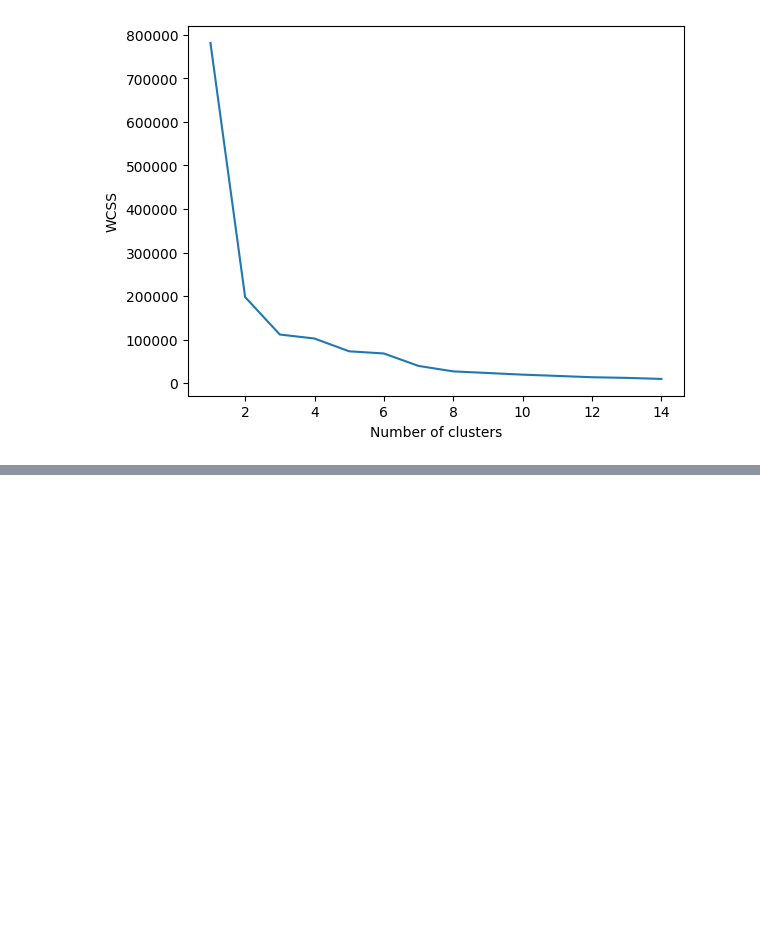
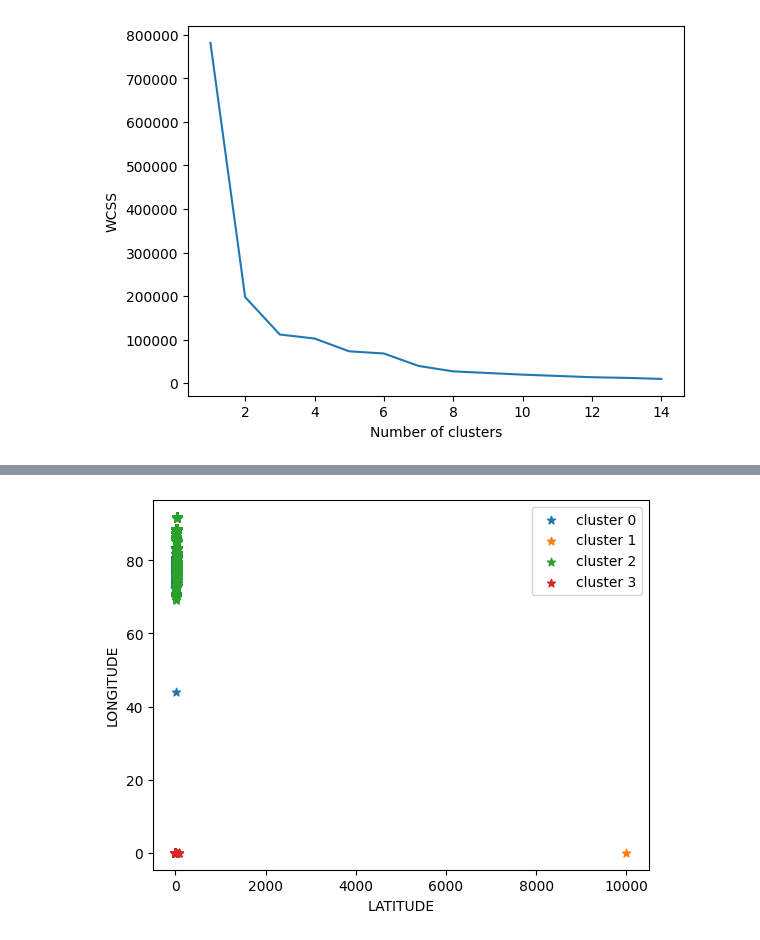
Before and after one commit to SuvrajitPatari2023/innov-project-2026, a Jupyter notebook: k-means1.ipynb, the cells around one changed output, grey strips where cells are left out. Cells and saved outputs as stored; diff of their text form; code cells hidden in the pictures; blank space fills up the shorter version.

```diff
--- a/k-means1.ipynb
+++ b/k-means1.ipynb
@@ -58,0 +103,14 @@ silhouette_score(X, y_means)
+# %%
+X = df[['latitude', 'longitude']].iloc[:, :].values
+km = KMeans(n_clusters=4)
+y_means = km.fit_predict(X)
+# %%
+for i in range(4):
+    plt.scatter(X[y_means == i, 0], X[y_means == i, 1], marker='*')
+
+plt.legend(['cluster 0', 'cluster 1', 'cluster 2', 'cluster 3'])
+plt.xlabel('LATITUDE')
+plt.ylabel('LONGITUDE')
+plt.show()
+# %% [output]
+[figure, added]
```
Also changed, not shown: parts of 10 cells of this notebook, 1 other file.
